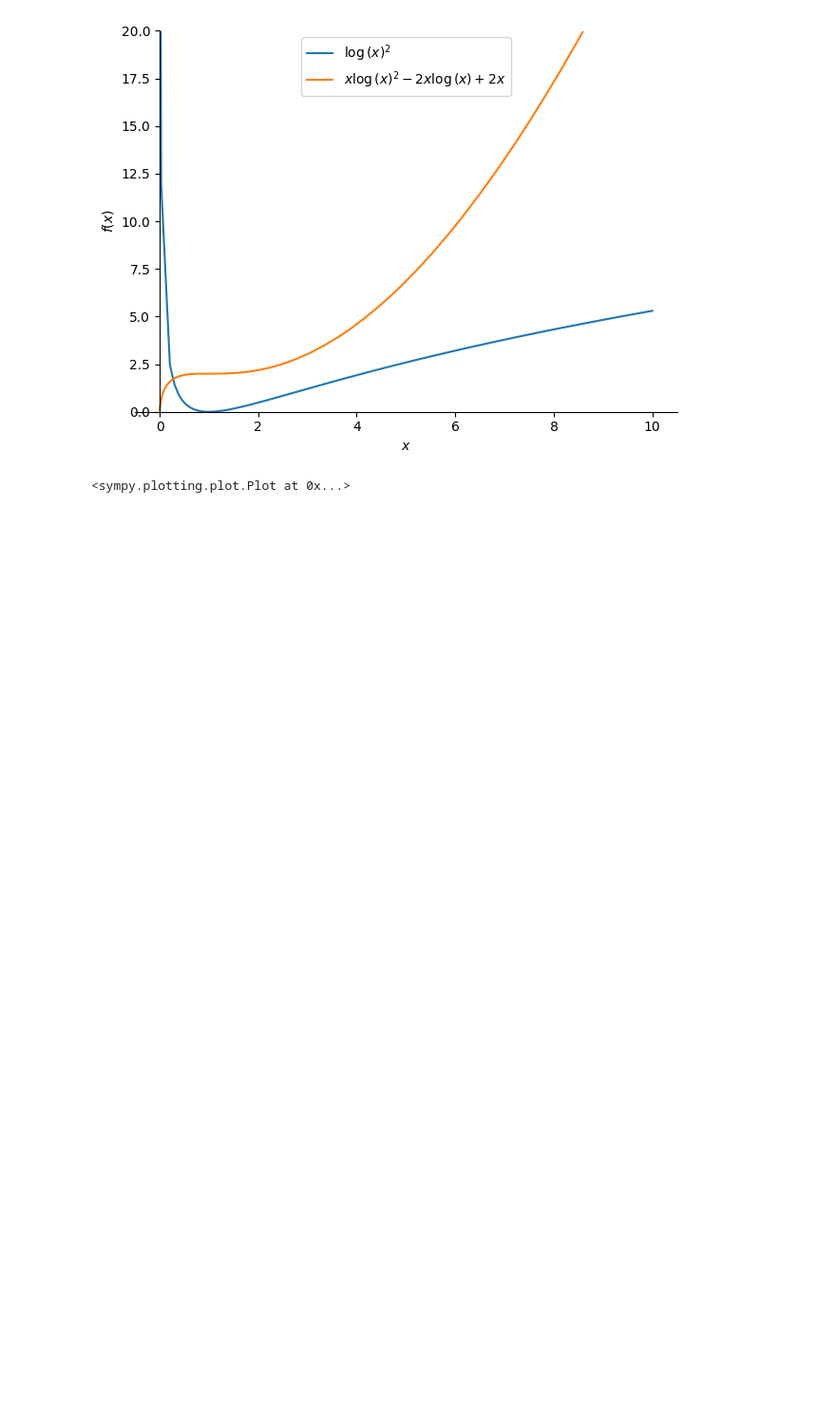
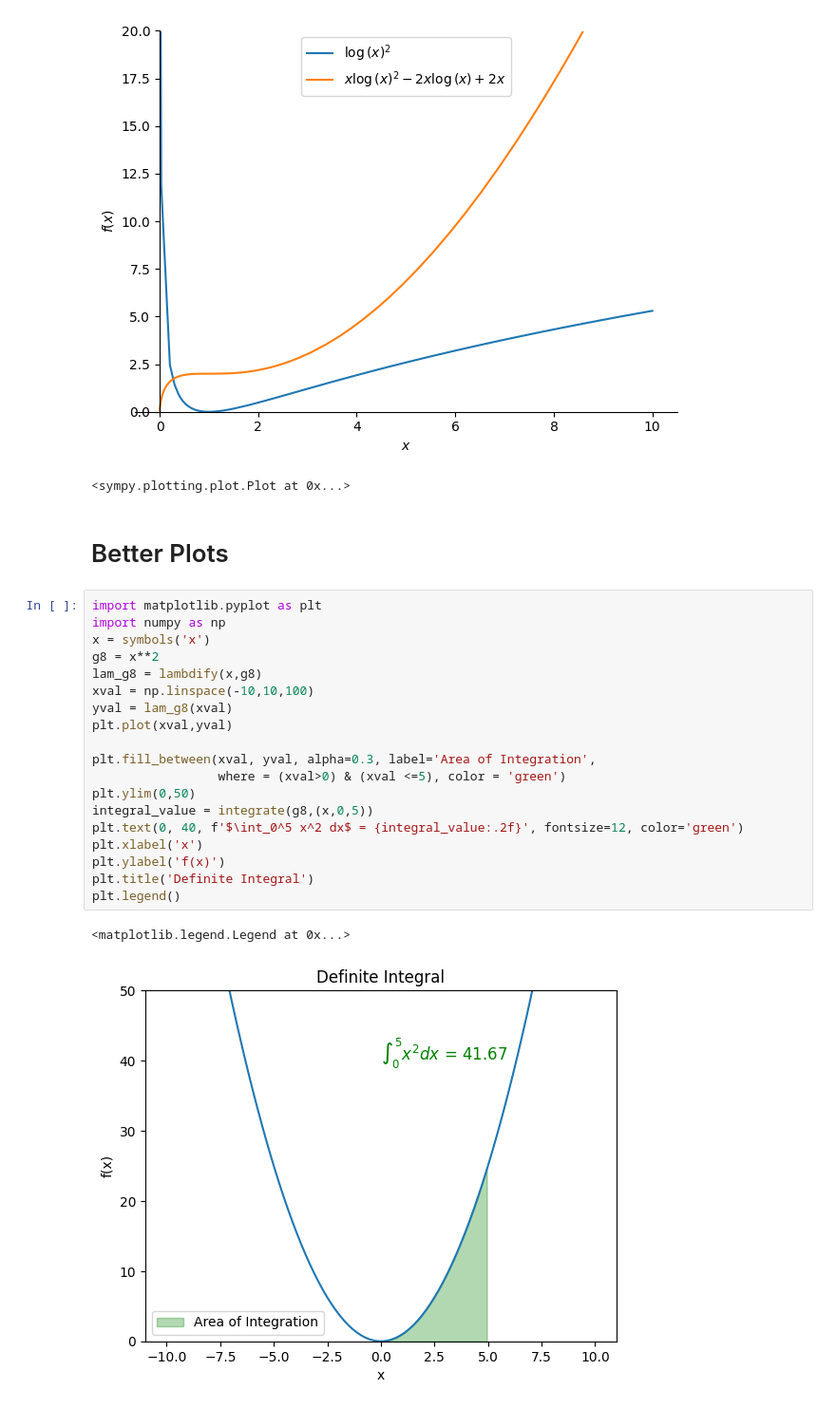
Before and after one commit to heath-barnett/chem3020, a Jupyter notebook: integrals_derivatives.ipynb, the cells around one changed output. Shown at 95% size. Drawn from its saved outputs; the diff is of its cells as text; blank space fills up the shorter version.

```diff
--- a/integrals_derivatives.ipynb
+++ b/integrals_derivatives.ipynb
@@ -344,3 +345,27 @@ plot(g5,expr.doit(),legend=True,ylim=(0,20))
 $\displaystyle \int \log{\left(x \right)}^{2}\, dx = x \log{\left(x \right)}^{2} - 2 x \log{\left(x \right)} + 2 x$
 [figure]
 <sympy.plotting.plot.Plot at 0x...>
+# %% [markdown]
+# Better Plots
+# %%
+import matplotlib.pyplot as plt
+import numpy as np
+x = symbols('x')
+g8 = x**2
+lam_g8 = lambdify(x,g8)
+xval = np.linspace(-10,10,100)
+yval = lam_g8(xval)
+plt.plot(xval,yval)
+
+plt.fill_between(xval, yval, alpha=0.3, label='Area of Integration',
+                 where = (xval>0) & (xval <=5), color = 'green')
+plt.ylim(0,50)
+integral_value = integrate(g8,(x,0,5))
+plt.text(0, 40, f'$\int_0^5 x^2 dx$ = {integral_value:.2f}', fontsize=12, color='green')
+plt.xlabel('x')
+plt.ylabel('f(x)')
+plt.title('Definite Integral')
+plt.legend()
+# %% [output]
+<matplotlib.legend.Legend at 0x...>
+[figure, added]
```
Also changed, not shown: parts of 3 cells of this notebook.
